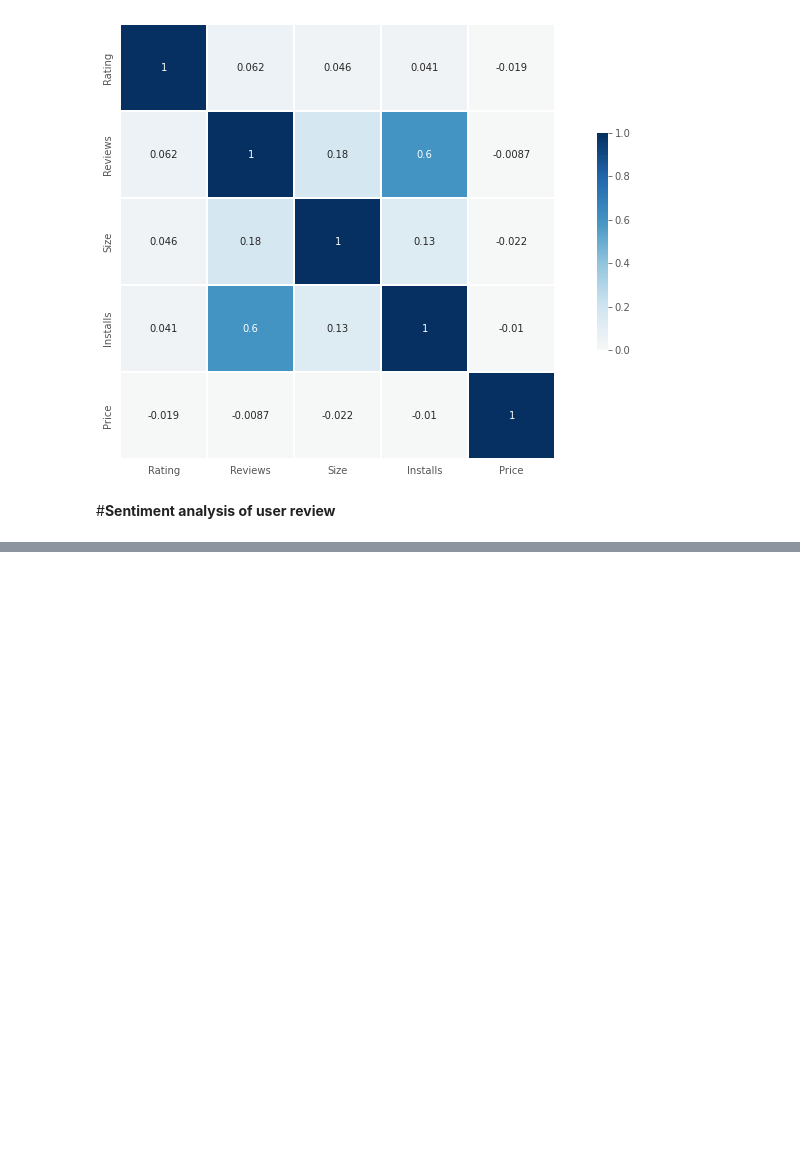
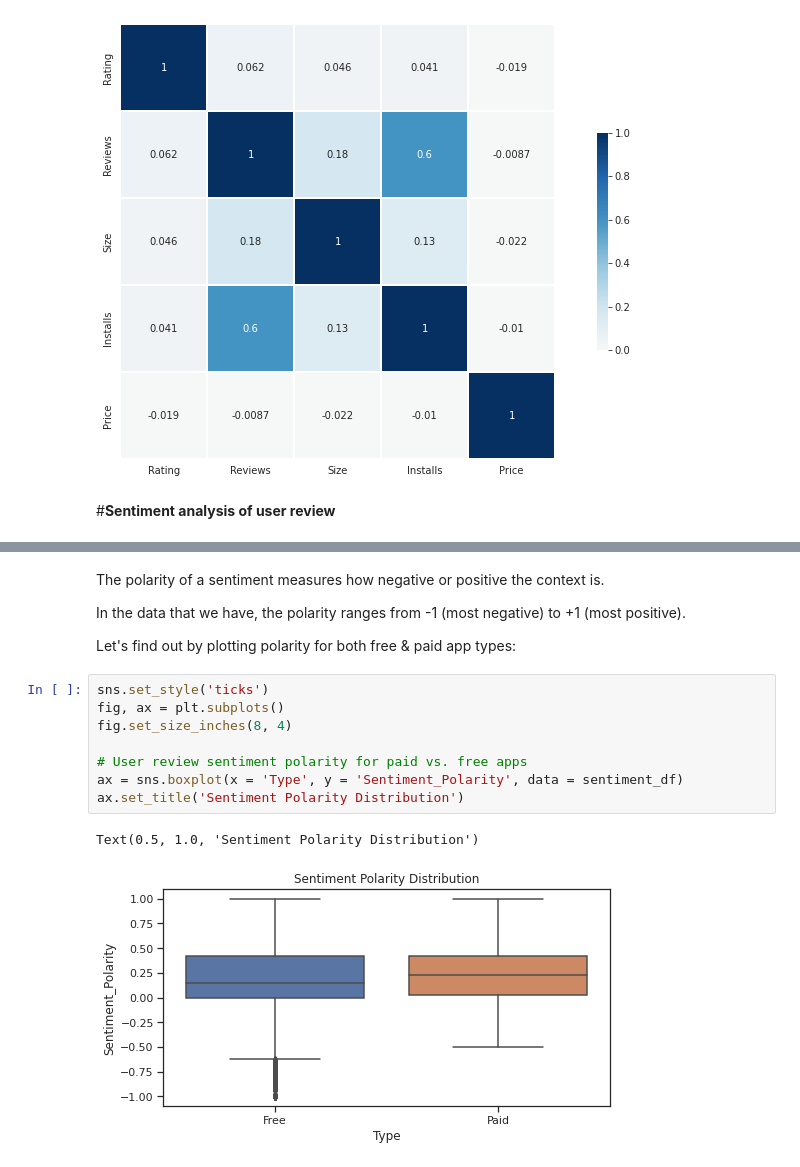
Before and after one commit to RishikaVerma21/Play-Store-Review-Analysis, a Jupyter notebook: Play_store_analysis_and_sentiment_analysis.ipynb, the cells around one changed output, grey strips where cells are left out. Drawn from its saved outputs; the diff is of its cells as text; blank space fills up the shorter version.

```diff
--- a/Play_store_analysis_and_sentiment_analysis.ipynb
+++ b/Play_store_analysis_and_sentiment_analysis.ipynb
@@ -646,0 +812,17 @@ plt.gcf().set_size_inches(15, 8)
+# %% [markdown]
+The polarity of a sentiment measures how negative or positive the context is.
+
+In the data that we have, the polarity ranges from -1 (most negative) to +1 (most positive).
+
+Let's find out by plotting polarity for both free & paid app types:
+# %%
+sns.set_style('ticks')
+fig, ax = plt.subplots()
+fig.set_size_inches(8, 4)
+
+# User review sentiment polarity for paid vs. free apps
+ax = sns.boxplot(x = 'Type', y = 'Sentiment_Polarity', data = sentiment_df)
+ax.set_title('Sentiment Polarity Distribution')
+# %% [output]
+Text(0.5, 1.0, 'Sentiment Polarity Distribution')
+[figure, added]
```
Also changed, not shown: parts of 16 cells of this notebook.
